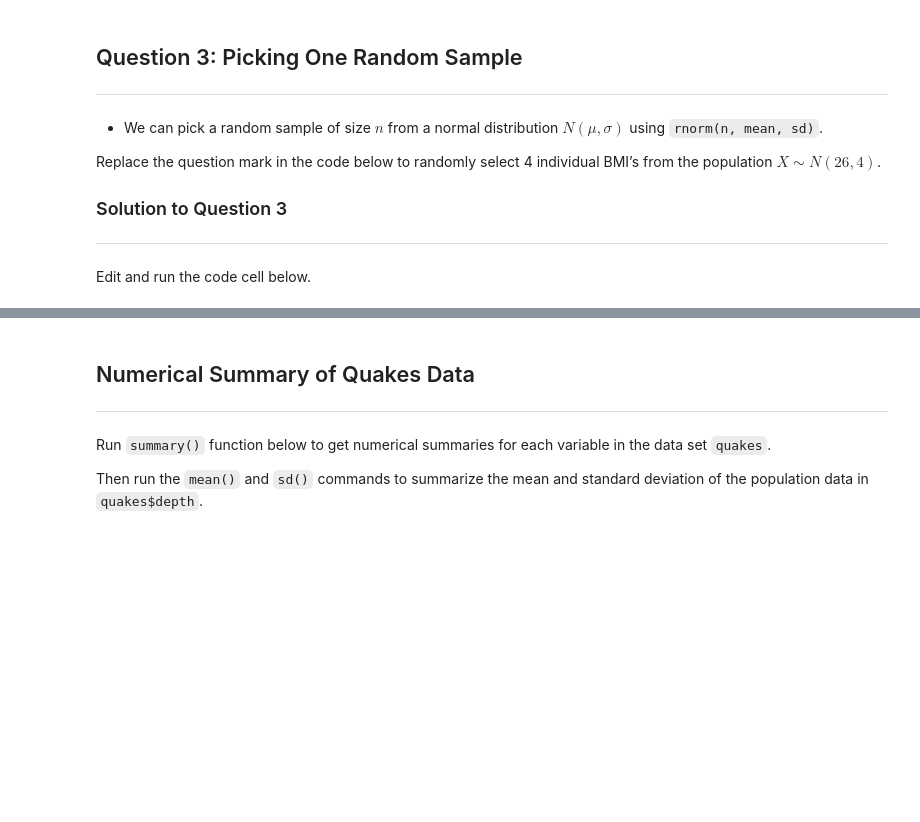
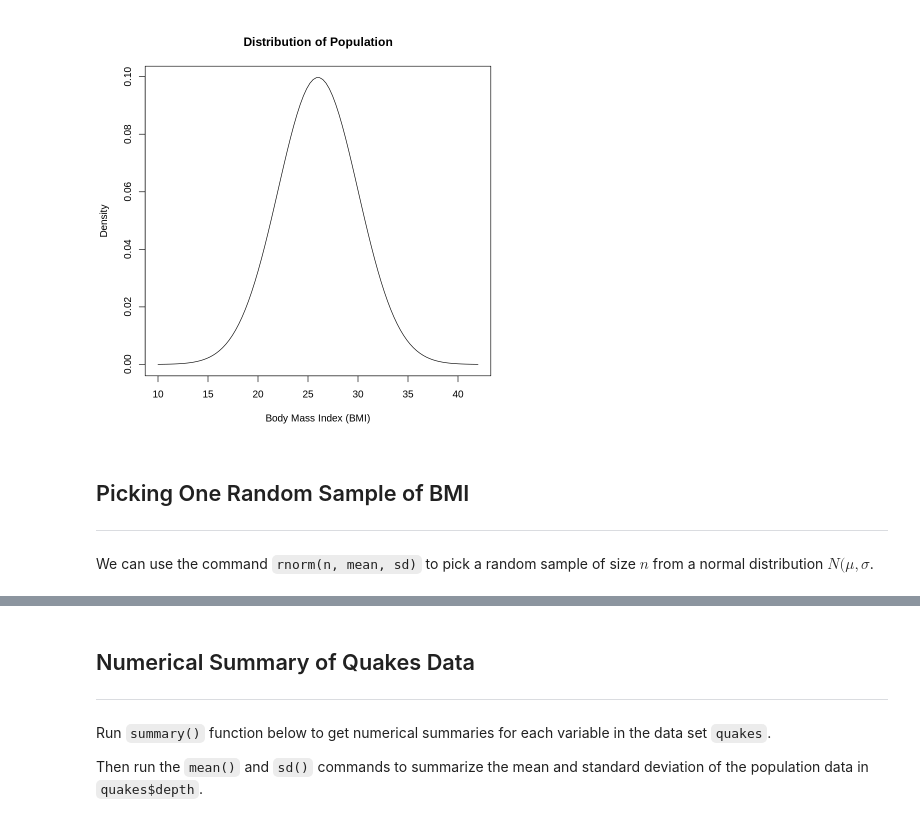
Before and after one commit to CU-Denver-MathStats-OER/Statistical-Theory, a Jupyter notebook: Chap3/10-Sampling-Dist-Mean.ipynb, the cells around one changed output, grey strips where cells are left out. Saved outputs shown, nothing was run; the diff lists cells and outputs as text; code cells hidden in the pictures; blank space fills up the shorter version.

```diff
--- a/Chap3/10-Sampling-Dist-Mean.ipynb
+++ b/Chap3/10-Sampling-Dist-Mean.ipynb
@@ -49,27 +71,23 @@ Enter comments in code cell above.
 # %%
-# Create a vector name bmi of 100 bmi values
-# chosen between x=10 and x=42
-bmi <- seq(26-4*4, 26+4*4, length=100)
+# add your comment to explain the command below
+pdf.bmi <- dnorm(bmi, 26, 4)  # ??
 
-# Add your comment here
-pdf.bmi <- dnorm(bmi, 26, 4)
-
-# Add your comment here
-plot(bmi, pdf.bmi,
-     type="l", lty=1, # type="l" draws line lty=1 is solid line
-     xlab="Body Mass Index (BMI)",
-  ylab="Density", main="Distribution of Population")
+plot(bmi,  # bmi values are plotted on x-axis
+     pdf.bmi,  # corresponding heights plotted on y-axis
+     type="l",  # plot type "l" will connect points with a line
+     lty=1,  # lty=1 plots solid line
+#################################################
+#  add comments to explain each of the remaining options
+#################################################
+     xlab="Body Mass Index (BMI)",  # ??
+     ylab="Density",  # ??
+     main="Distribution of Population")  # ??
+# %% [output]
+[figure, added]
 # %% [markdown]
-## <a name="sol3">Question 3: Picking One Random Sample</a>
+## <a name="10bmi-rnorm">Picking One Random Sample of BMI</a>
 
 ---
--   We can pick a random sample of size $n$ from a normal distribution $N(\mu, \sigma)$ using `rnorm(n, mean, sd)`.
 
-Replace the question mark in the code below to randomly select 4
-individual BMI’s from the population $X \sim N(26,4)$.
 
-### <a name="sol3">Solution to Question 3</a>
-
-----
-
-Edit and run the code cell below.
+We can use the command `rnorm(n, mean, sd)` to pick a random sample of size $n$ from a normal distribution $N(\mu, \sigma $.
```
Also changed, not shown: parts of 31 cells of this notebook.
